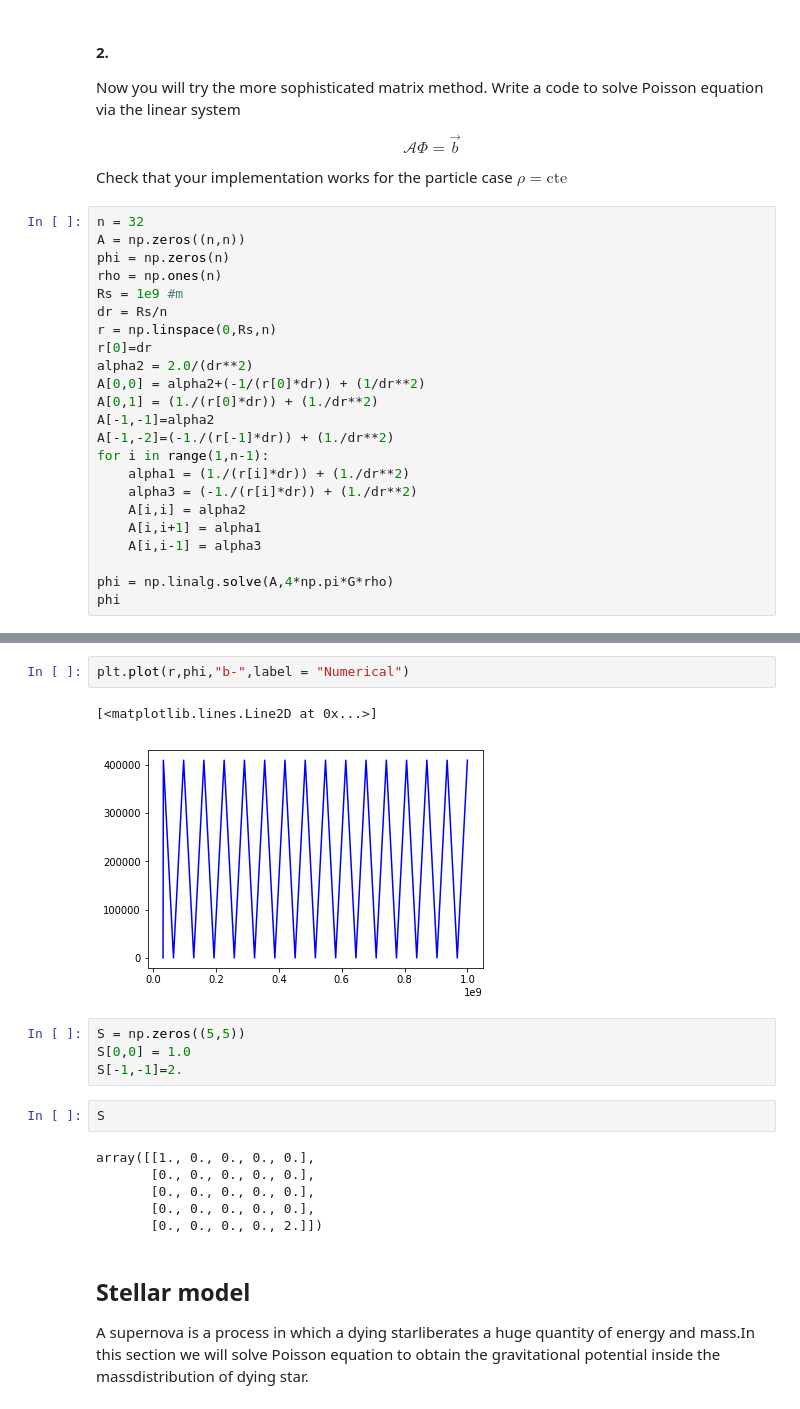
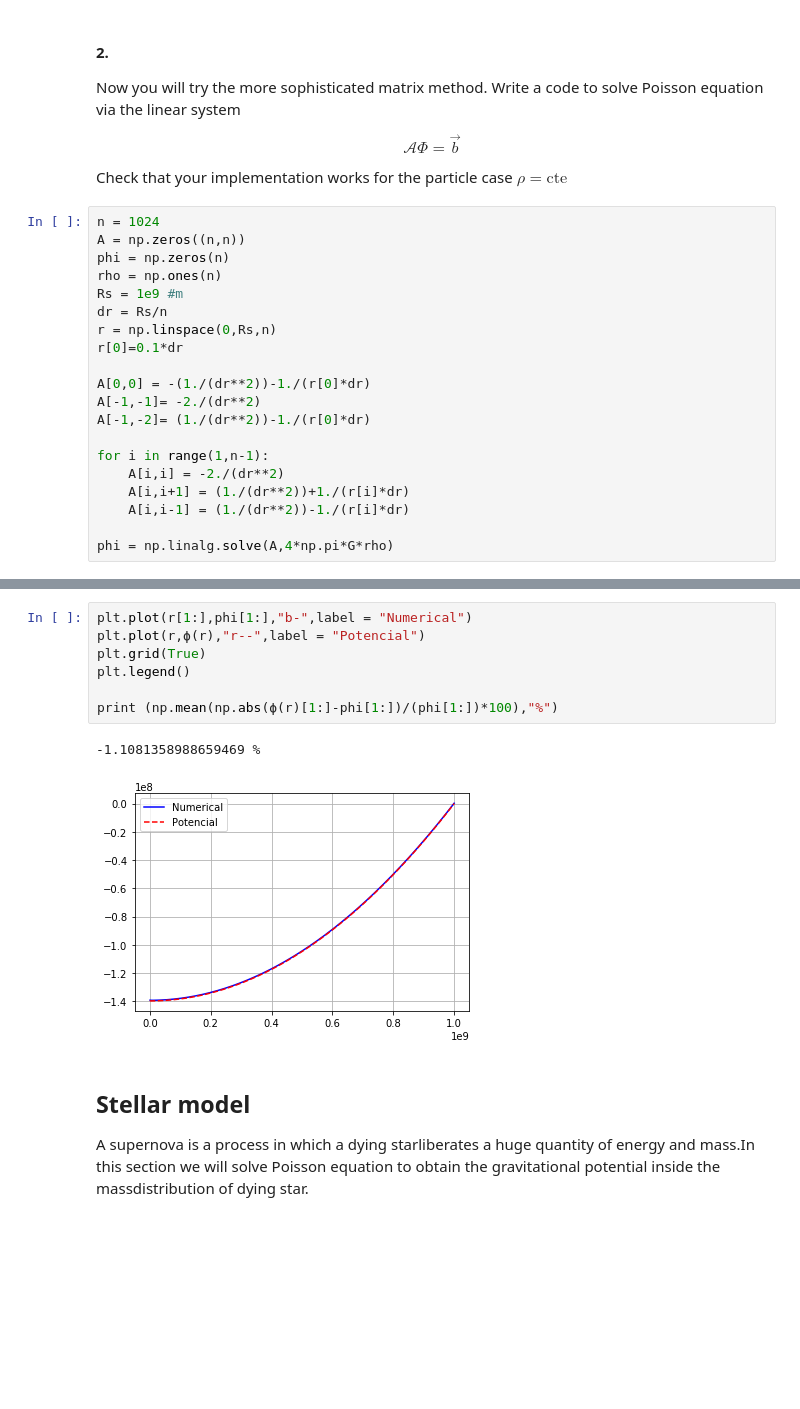
Before and after one commit to jomen93/Computational_Astrophysics, a Jupyter notebook: Exercise_10/Exercise_10.ipynb, the cells around one changed output, grey strips where cells are left out. Drawn from its saved outputs; the diff is of its cells as text; blank space fills up the shorter version.

```diff
--- a/Exercise_10/Exercise_10.ipynb
+++ b/Exercise_10/Exercise_10.ipynb
@@ -61,25 +61,22 @@ $$\mathcal{A}\Phi = \vec{b}$$
 
 Check that your implementation works for the particle case $\rho = \text{cte}$
 # %%
-n = 32
+n = 1024
 A = np.zeros((n,n))
 phi = np.zeros(n)
 rho = np.ones(n)
 Rs = 1e9 #m
 dr = Rs/n
 r = np.linspace(0,Rs,n)
-r[0]=dr
-alpha2 = 2.0/(dr**2)
-A[0,0] = alpha2+(-1/(r[0]*dr)) + (1/dr**2)
-A[0,1] = (1./(r[0]*dr)) + (1./dr**2)
-A[-1,-1]=alpha2
-A[-1,-2]=(-1./(r[-1]*dr)) + (1./dr**2)
+r[0]=0.1*dr
+
+A[0,0] = -(1./(dr**2))-1./(r[0]*dr)
+A[-1,-1]= -2./(dr**2)
+A[-1,-2]= (1./(dr**2))-1./(r[0]*dr)
+
 for i in range(1,n-1):
-    alpha1 = (1./(r[i]*dr)) + (1./dr**2)
-    alpha3 = (-1./(r[i]*dr)) + (1./dr**2)
-    A[i,i] = alpha2
-    A[i,i+1] = alpha1
-    A[i,i-1] = alpha3
+    A[i,i] = -2./(dr**2)
+    A[i,i+1] = (1./(dr**2))+1./(r[i]*dr)
+    A[i,i-1] = (1./(dr**2))-1./(r[i]*dr)
 
 phi = np.linalg.solve(A,4*np.pi*G*rho)
-phi
@@ -95,20 +83,13 @@ array([3.53409686e-10, 4.09511511e+05, 3.40123607e-10, 4.09511511e+05,
-# %%
-plt.plot(r,phi,"b-",label = "Numerical")
-# %% [output]
-[<matplotlib.lines.Line2D at 0x...>]
-[figure, removed]
-# %%
-S = np.zeros((5,5))
-S[0,0] = 1.0
-S[-1,-1]=2.
-# %%
-S
-# %% [output]
-array([[1., 0., 0., 0., 0.],
-       [0., 0., 0., 0., 0.],
-       [0., 0., 0., 0., 0.],
-       [0., 0., 0., 0., 0.],
-       [0., 0., 0., 0., 2.]])
+# %%
+plt.plot(r[1:],phi[1:],"b-",label = "Numerical")
+plt.plot(r,ϕ(r),"r--",label = "Potencial")
+plt.grid(True)
+plt.legend()
+
+print (np.mean(np.abs(ϕ(r)[1:]-phi[1:])/(phi[1:])*100),"%")
+# %% [output]
+-1.1081358988659469 %
+[figure, added]
 # %% [markdown]
 ## Stellar model
 
```
Also changed, not shown: parts of 6 cells of this notebook, 1 other file.
